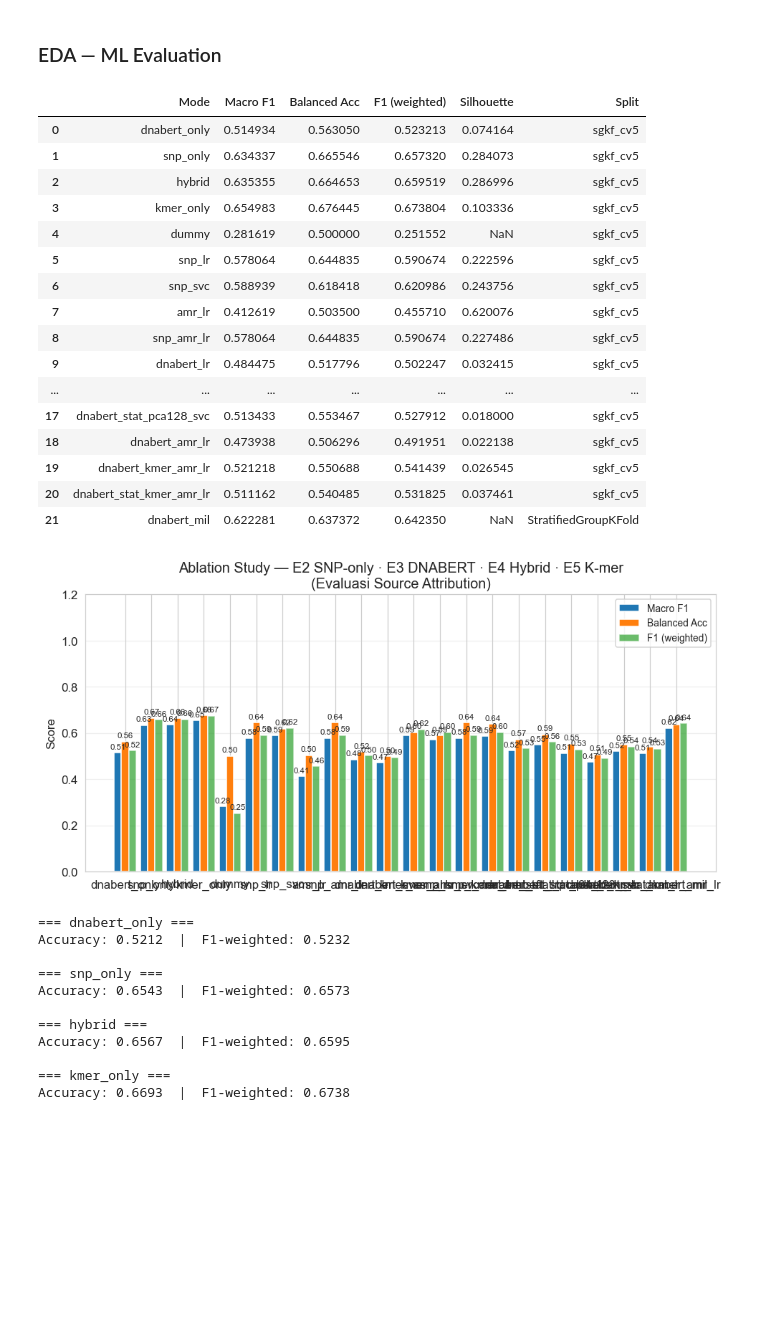
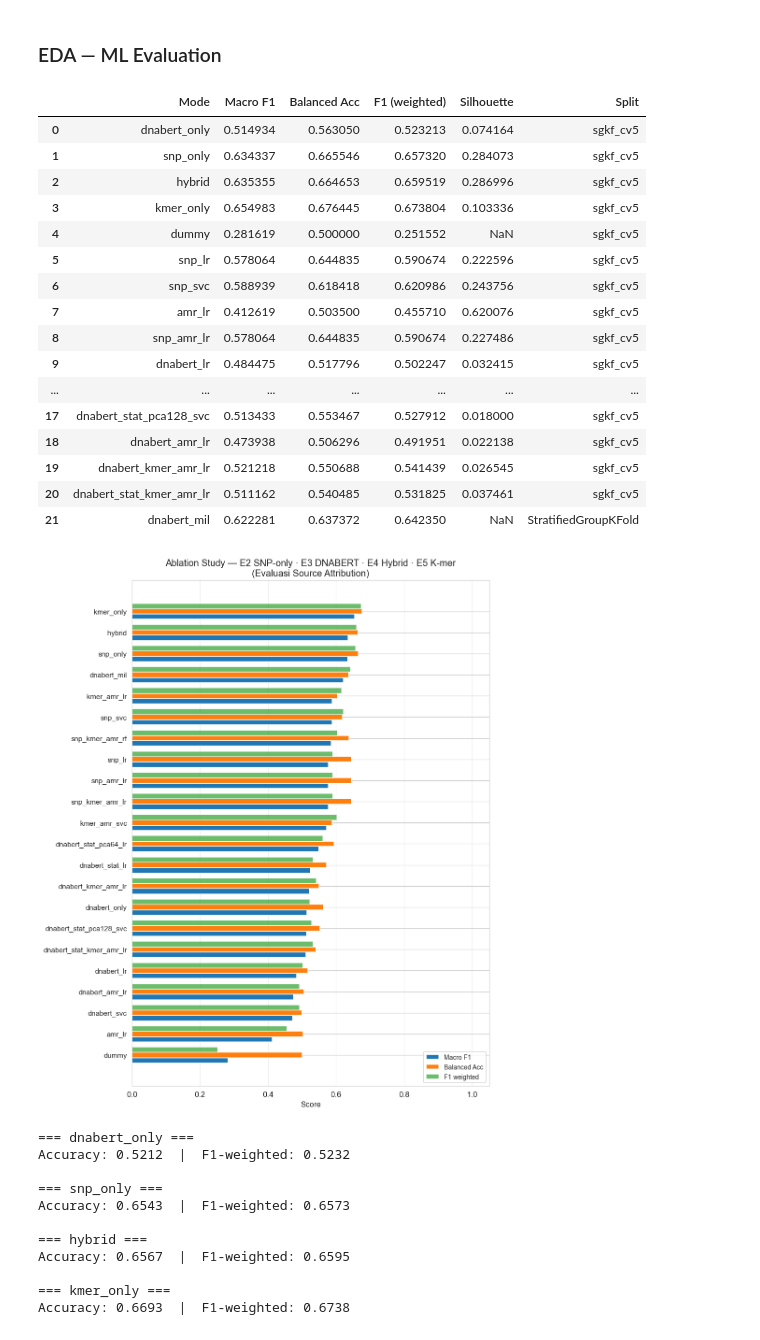
Before and after one commit to danenftyessir/salmonella-genome-forensics, a Jupyter notebook: notebooks/salmogen_trace_pipeline.ipynb, the cells around one changed output. Cells and saved outputs as stored; diff of their text form; code cells hidden in the pictures; blank space fills up the shorter version.

```diff
--- a/notebooks/salmogen_trace_pipeline.ipynb
+++ b/notebooks/salmogen_trace_pipeline.ipynb
@@ -85,10 +85,11 @@ Data yang digunakan: **genome sequence**, **metadata**, **AMR information**, dan
 # %% [markdown]
 ##  Setup & Konfigurasi
 # %%
-# ── Satu flag untuk mengontrol seluruh checkpoint ─────────────────────────
+# Satu flag untuk mengontrol seluruh checkpoint
+
 # False → load artifact jika sudah ada  (hemat waktu untuk demo/laporan)
 # True  → compute ulang dari awal semua tahap
-FORCE_RECOMPUTE = True
+FORCE_RECOMPUTE = False
 # %%
 import sys, os, warnings
 warnings.filterwarnings('ignore')
@@ -433,12 +420,14 @@ Isolat valid pasca-QC: 168
 ### EDA — Kualitas Sekuens Genome
 # %%
 # df_seq: gabung qc_df dengan metadata
+_meta_cols = ['assembly_accession', 'isolation_source', 'snp_cluster']
+if 'source_binary' in metadata_df.columns:
+    _meta_cols.append('source_binary')
+
 df_seq = qc_df.reset_index().merge(
-    metadata_df[['assembly_accession', 'isolation_source', 'snp_cluster']],
+    metadata_df[_meta_cols],
     on='assembly_accession', how='left'
 )
-if 'assembly_accession' in df_seq.columns and df_seq.index.name != 'assembly_accession':
-    pass  # keep as is
 df_seq['length_Mb'] = df_seq['genome_length_bp'] / 1e6
 print(df_seq[['genome_length_bp','gc_content','n_fraction','contig_count']].describe().round(4))
 # %% [output]
@@ -944,6 +973,7 @@ Separation ratio     : 1.60×
 # %%
 from scipy.cluster.hierarchy import dendrogram
 
+_clust_method = cfg['clustering']['method'].capitalize()
 cluster_ids   = list(set(acc_to_cluster.values()))
 cluster_color = {c: plt.cm.tab20(i/max(len(cluster_ids),1)) for i,c in enumerate(cluster_ids)}
 fig, ax = plt.subplots(figsize=(16, 5))
@@ -952,7 +982,7 @@ dend = dendrogram(linkage_mat, labels=iso_labels, leaf_rotation=90, leaf_font_si
 for lbl in ax.get_xticklabels():
     acc = lbl.get_text()
     lbl.set_color(cluster_color.get(acc_to_cluster.get(acc,'unknown'), 'black'))
-ax.set_title('Hierarchical Clustering Dendrogram — SNP Distance (Ward)', fontsize=13)
+ax.set_title(f'Hierarchical Clustering Dendrogram — SNP Distance ({_clust_method})', fontsize=13)
 ax.set_ylabel('SNP Distance')
 handles = [mpatches.Patch(color=cluster_color[c], label=c[:22]) for c in cluster_ids[:12]]
 ax.legend(handles=handles, loc='upper right', fontsize=7, title='SNP Cluster')
@@ -1540,57 +1615,57 @@ import math
 modes_valid = {k: v for k, v in all_metrics.items() if v.get('balanced_accuracy', v.get('accuracy', 0)) > 0}
 if len(modes_valid) > 0:
     df_res = pd.DataFrame([{
-        'Mode':         k,
-        'Macro F1':     v.get('f1_macro', 0.0),
-        'Balanced Acc': v.get('balanced_accuracy', 0.0),
-        'F1 (weighted)':v.get('f1_weighted', 0.0),
-        'Silhouette':   v.get('silhouette', float('nan')),
-        'Split':        v.get('split_type', '-'),
+        'Mode':          k,
+        'Macro F1':      v.get('f1_macro', 0.0),
+        'Balanced Acc':  v.get('balanced_accuracy', 0.0),
+        'F1 (weighted)': v.get('f1_weighted', 0.0),
+        'Silhouette':    v.get('silhouette', float('nan')),
+        'Split':         v.get('split_type', '-'),
     } for k, v in modes_valid.items()])
     display(df_res)
 
-    # Bar chart — Macro F1 + Balanced Accuracy (metrik utama untuk class-imbalance)
-    fig, ax = plt.subplots(figsize=(9, 4.5))
-    x = np.arange(len(df_res)); w = 0.28
-    b1 = ax.bar(x - w,   df_res['Macro F1'],     w, label='Macro F1',     color=PALETTE[0])
-    b2 = ax.bar(x,       df_res['Balanced Acc'], w, label='Balanced Acc', color=PALETTE[1])
-    b3 = ax.bar(x + w,   df_res['F1 (weighted)'],w, label='F1 (weighted)',color=PALETTE[2], alpha=0.7)
-    ax.set_xticks(x); ax.set_xticklabels(df_res['Mode'])
-    ax.set_ylim(0, 1.2); ax.set_ylabel('Score')
+    # Horizontal bar chart — aman untuk banyak mode, label tidak bertumpuk
+    df_plot = df_res.sort_values('Macro F1', ascending=True)
+    fig, ax = plt.subplots(figsize=(9, max(4, 0.5 * len(df_plot))))
+    y = np.arange(len(df_plot))
+    h = 0.25
+    ax.barh(y - h,   df_plot['Macro F1'],      h, label='Macro F1',     color=PALETTE[0])
+    ax.barh(y,       df_plot['Balanced Acc'],  h, label='Balanced Acc', color=PALETTE[1])
+    ax.barh(y + h,   df_plot['F1 (weighted)'], h, label='F1 weighted',  color=PALETTE[2], alpha=0.7)
+    ax.set_yticks(y)
+    ax.set_yticklabels(df_plot['Mode'], fontsize=10)
+    ax.set_xlim(0, 1.05)
+    ax.set_xlabel('Score')
     _title_modes = 'E2 SNP-only · E3 DNABERT · E4 Hybrid'
     if kmer_df is not None:
         _title_modes += ' · E5 K-mer'
     ax.set_title(f'Ablation Study — {_title_modes}\n(Evaluasi Source Attribution)')
-    ax.legend(loc='upper right', fontsize=9); ax.grid(axis='y', alpha=0.3)
-    for bar in list(b1) + list(b2) + list(b3):
-        h = bar.get_height()
-        if h > 0.01:
-            ax.text(bar.get_x() + bar.get_width()/2, h + 0.01,
-                    f'{h:.2f}', ha='center', va='bottom', fontsize=7.5)
+    ax.legend(loc='lower right', fontsize=9)
+    ax.grid(axis='x', alpha=0.3)
     plt.tight_layout()
     plt.savefig(os.path.join(FIG_OUT, 'classification', '07_ablation_study.png'), dpi=150)
     plt.show()
 else:
     print('[INFO] Belum ada mode yang berhasil dijalankan.')
 # %% [output]
 |  | Mode | Macro F1 | Balanced Acc | F1 (weighted) | Silhouette | Split |
 | 0 | dnabert_only | 0.514934 | 0.563050 | 0.523213 | 0.074164 | sgkf_cv5 |
 | 1 | snp_only | 0.634337 | 0.665546 | 0.657320 | 0.284073 | sgkf_cv5 |
 | 2 | hybrid | 0.635355 | 0.664653 | 0.659519 | 0.286996 | sgkf_cv5 |
 | 3 | kmer_only | 0.654983 | 0.676445 | 0.673804 | 0.103336 | sgkf_cv5 |
 | 4 | dummy | 0.281619 | 0.500000 | 0.251552 | NaN | sgkf_cv5 |
 | 5 | snp_lr | 0.578064 | 0.644835 | 0.590674 | 0.222596 | sgkf_cv5 |
 | 6 | snp_svc | 0.588939 | 0.618418 | 0.620986 | 0.243756 | sgkf_cv5 |
 | 7 | amr_lr | 0.412619 | 0.503500 | 0.455710 | 0.620076 | sgkf_cv5 |
 | 8 | snp_amr_lr | 0.578064 | 0.644835 | 0.590674 | 0.227486 | sgkf_cv5 |
 | 9 | dnabert_lr | 0.484475 | 0.517796 | 0.502247 | 0.032415 | sgkf_cv5 |
 | ... | ... | ... | ... | ... | ... | ... |
 | 17 | dnabert_stat_pca128_svc | 0.513433 | 0.553467 | 0.527912 | 0.018000 | sgkf_cv5 |
 | 18 | dnabert_amr_lr | 0.473938 | 0.506296 | 0.491951 | 0.022138 | sgkf_cv5 |
 | 19 | dnabert_kmer_amr_lr | 0.521218 | 0.550688 | 0.541439 | 0.026545 | sgkf_cv5 |
 | 20 | dnabert_stat_kmer_amr_lr | 0.511162 | 0.540485 | 0.531825 | 0.037461 | sgkf_cv5 |
 | 21 | dnabert_mil | 0.622281 | 0.637372 | 0.642350 | NaN | StratifiedGroupKFold |
-[figure, old version]
+[figure, new version]
 # %%
 for mode, m in all_metrics.items():
     if m.get('accuracy', 0) == 0:
```
Also changed, not shown: parts of 17 cells of this notebook, 4 other files.
